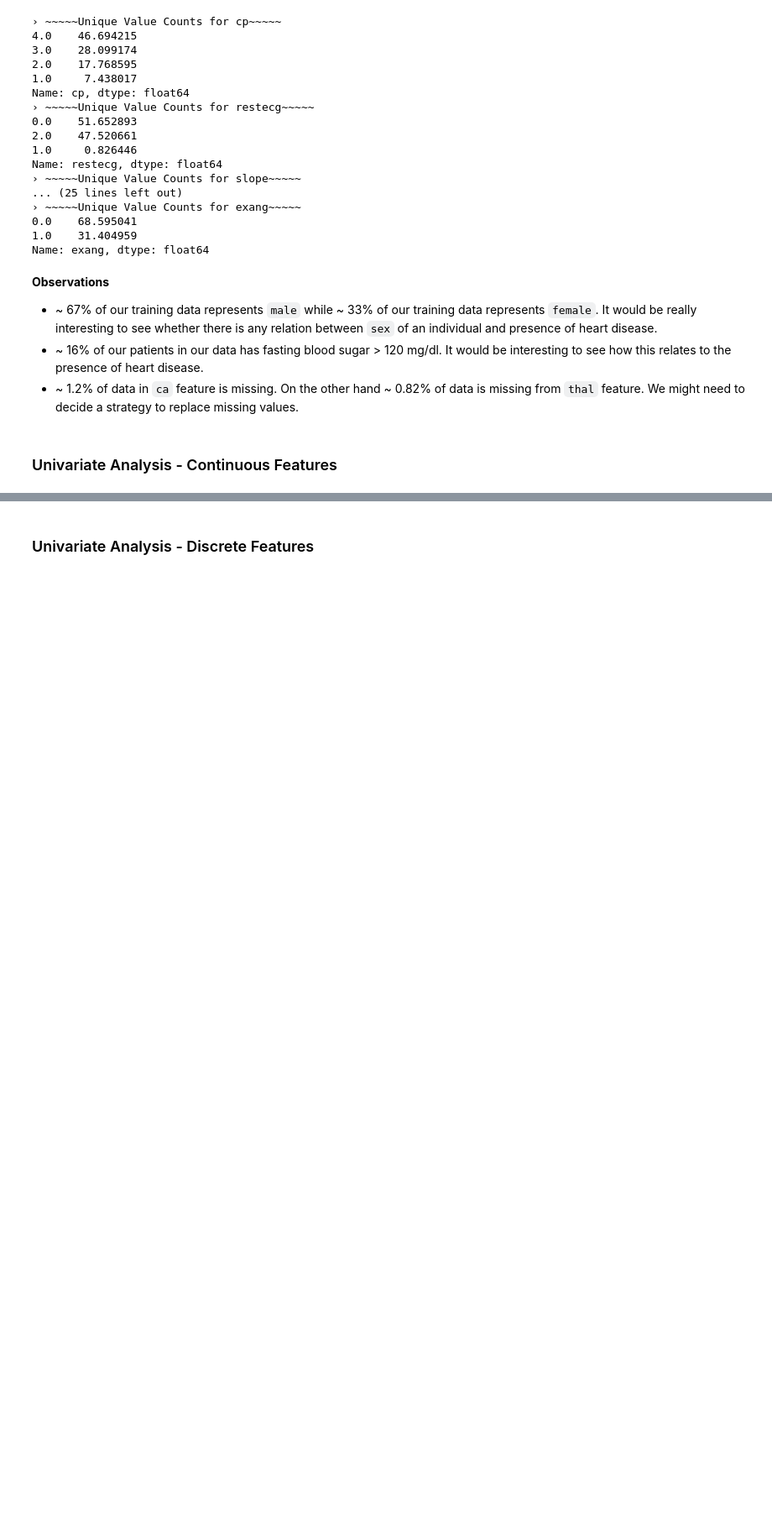
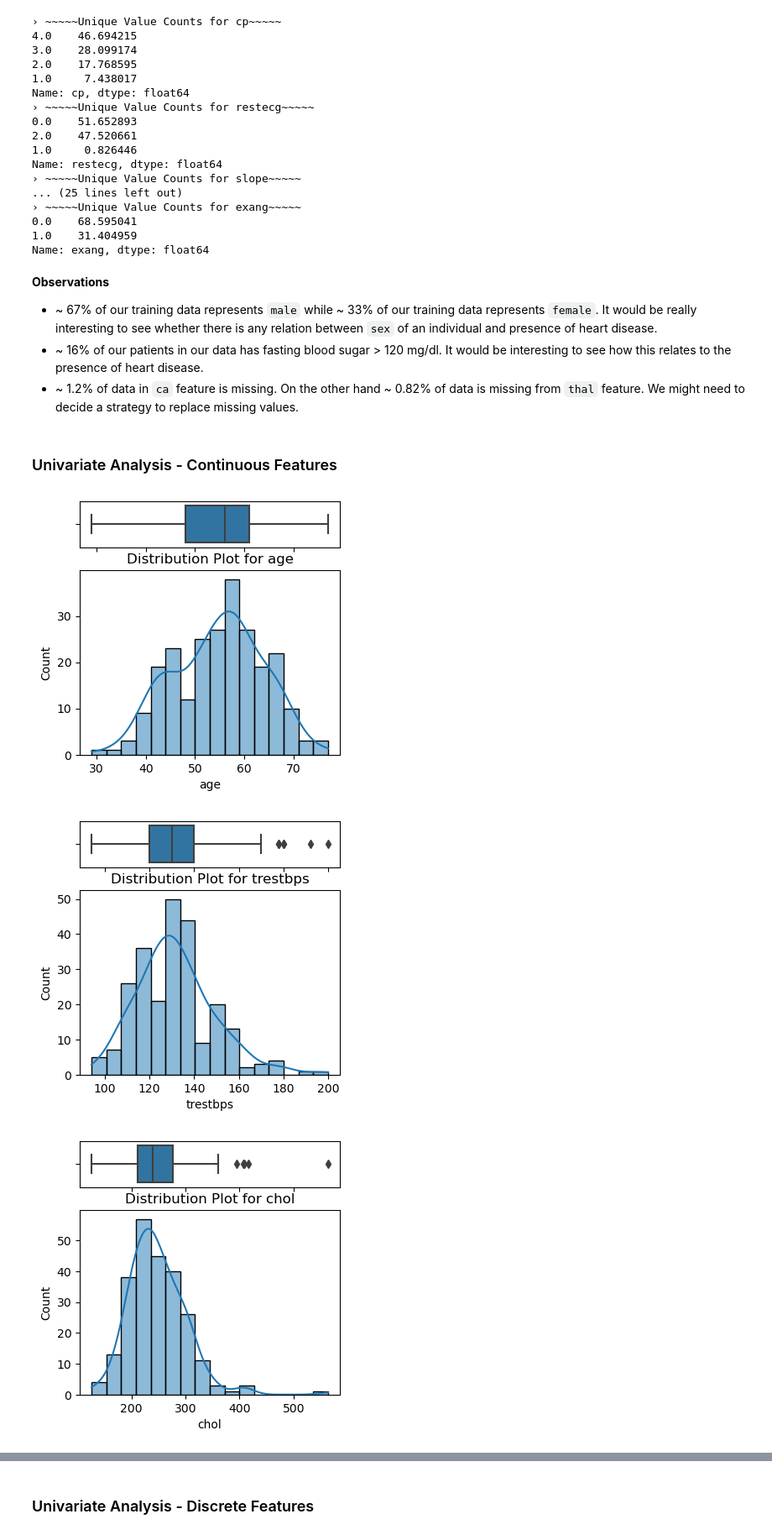
Before and after one commit to viralbthakar/CP8210-DB-Design, a Jupyter notebook: Assignment - 2 - StatsModels/Assignment 2.ipynb, the cells around one changed output, grey strips where cells are left out. Shown at 84% size. Saved outputs shown, nothing was run; the diff lists cells and outputs as text; code cells hidden in the pictures; blank space fills up the shorter version.

```diff
--- a/Assignment - 2 - StatsModels/Assignment 2.ipynb
+++ b/Assignment - 2 - StatsModels/Assignment 2.ipynb
@@ -835,14 +835,18 @@ Name: exang, dtype: float64
 # %%
 import os
 result_path = "./images"
 for col in continuous_columns:
     plot_box_plot_hist_plot(
         df=train_df,
         column=col,
         title=f"Distribution Plot for {col}",
         figsize=(4, 4),
-        save_flag=True,
+        save_flag=False,
         dpi=100,
         file_path=os.path.join(result_path, f"box-hist-plot-{col}.png")
 
 )
+# %% [output]
+[figure, added]
+[figure, added]
+[figure, added]
```
Also changed, not shown: parts of 6 cells of this notebook, 3 other files.
